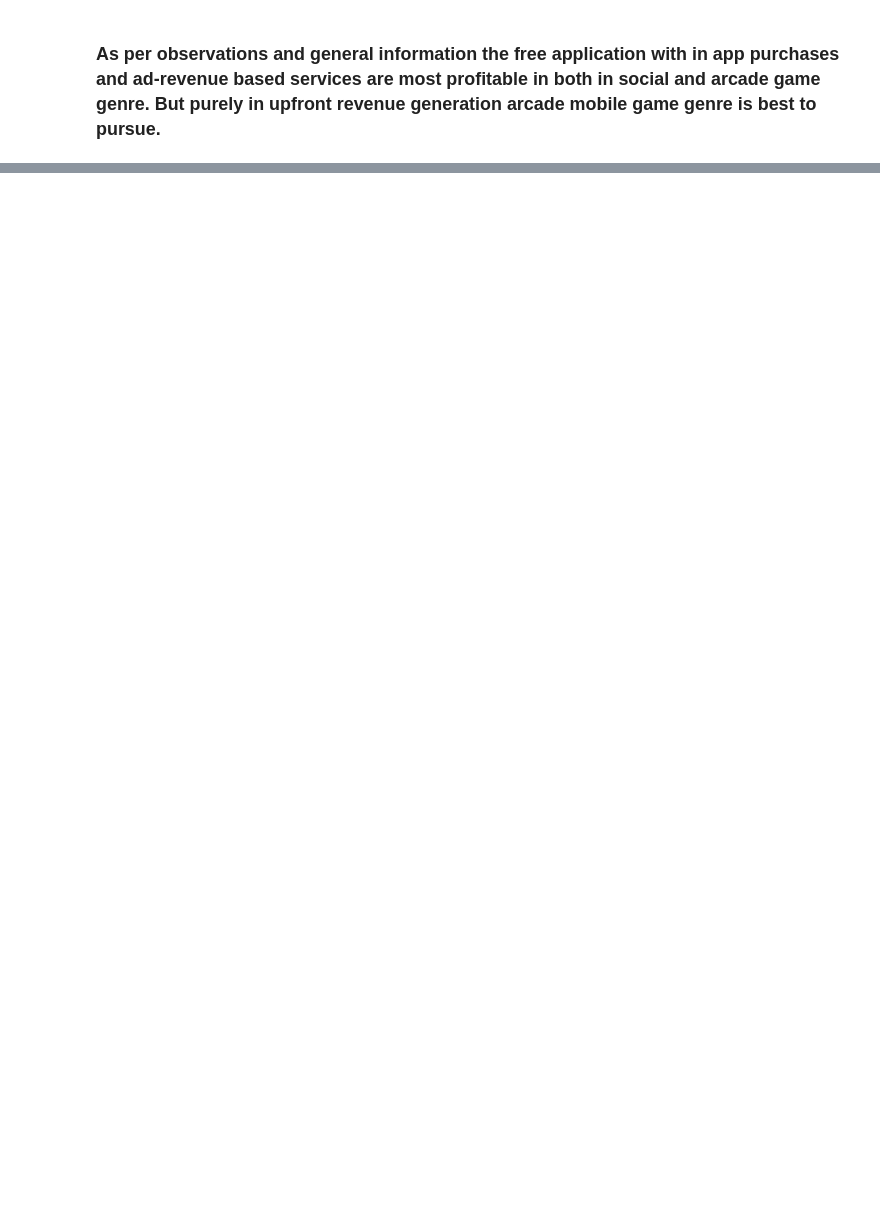
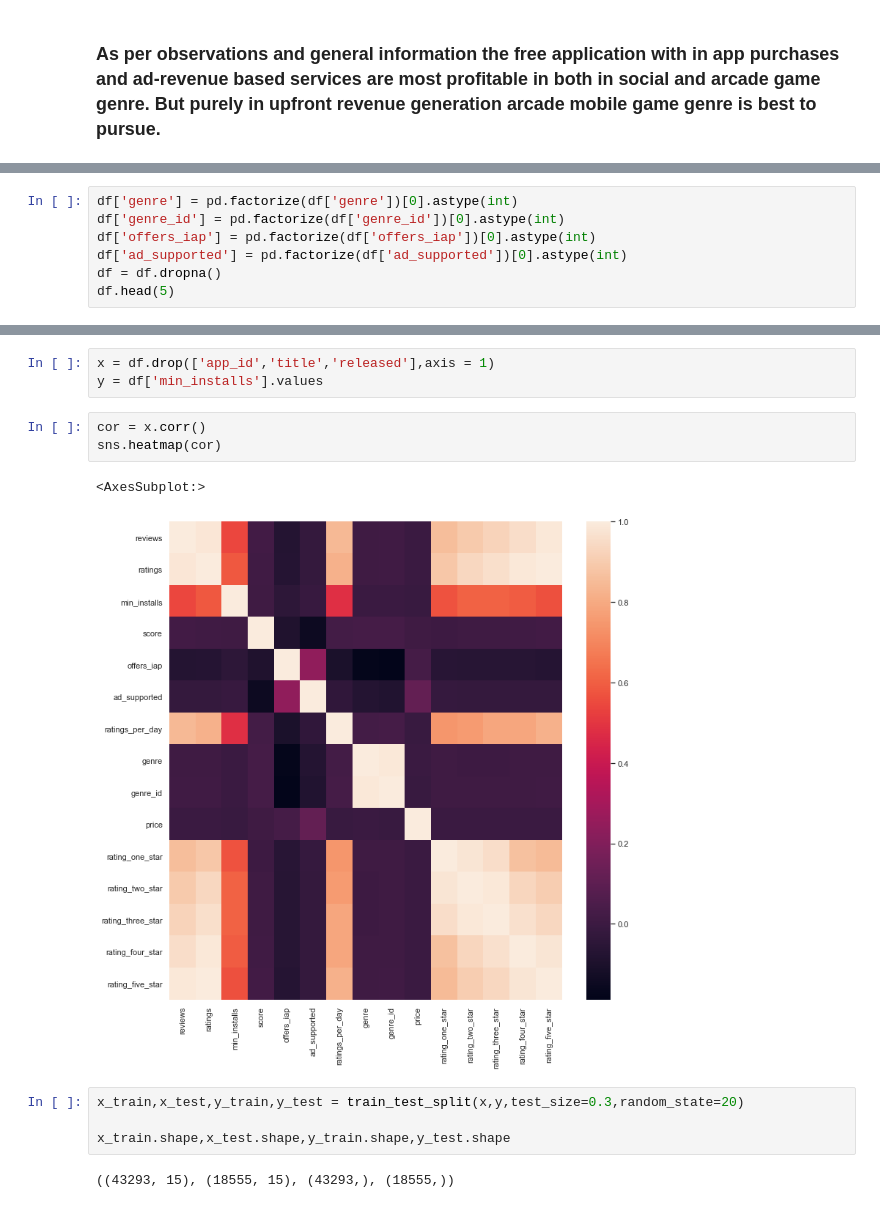
Before and after one commit to Necronoxia/google-play-apps-analysis, a Jupyter notebook: mini_proj.ipynb, the cells around one changed output, grey strips where cells are left out. Cells and saved outputs as stored; diff of their text form; blank space fills up the shorter version.

Commit message:
Linear regression test

```diff
--- a/mini_proj.ipynb
+++ b/mini_proj.ipynb
@@ -313,0 +320,7 @@ price_df2[price_df2['min_installs']==price_df2['min_installs'].max()]
+# %%
+df['genre'] = pd.factorize(df['genre'])[0].astype(int)
+df['genre_id'] = pd.factorize(df['genre_id'])[0].astype(int)
+df['offers_iap'] = pd.factorize(df['offers_iap'])[0].astype(int)
+df['ad_supported'] = pd.factorize(df['ad_supported'])[0].astype(int)
+df = df.dropna()
+df.head(5)
@@ -313,0 +334,15 @@ price_df2[price_df2['min_installs']==price_df2['min_installs'].max()]
+# %%
+x = df.drop(['app_id','title','released'],axis = 1)
+y = df['min_installs'].values
+# %%
+cor = x.corr()
+sns.heatmap(cor)
+# %% [output]
+<AxesSubplot:>
+[figure, added]
+# %%
+x_train,x_test,y_train,y_test = train_test_split(x,y,test_size=0.3,random_state=20)
+
+x_train.shape,x_test.shape,y_train.shape,y_test.shape
+# %% [output]
+((43293, 15), (18555, 15), (43293,), (18555,))
```
Also changed, not shown: parts of 11 cells of this notebook.
